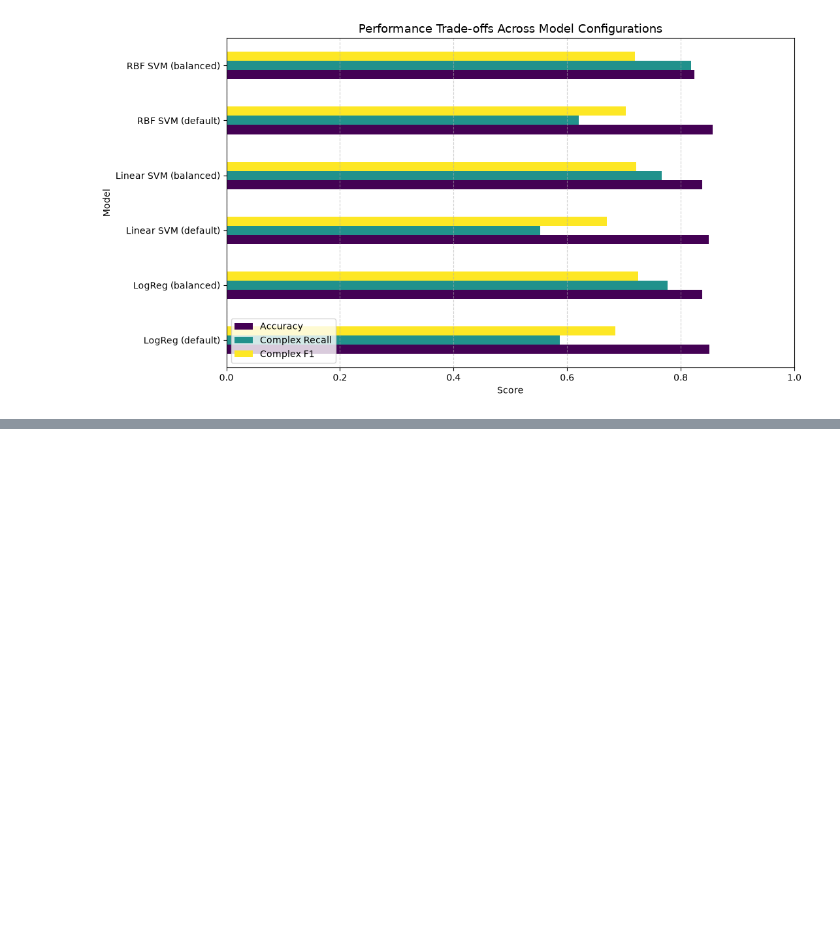
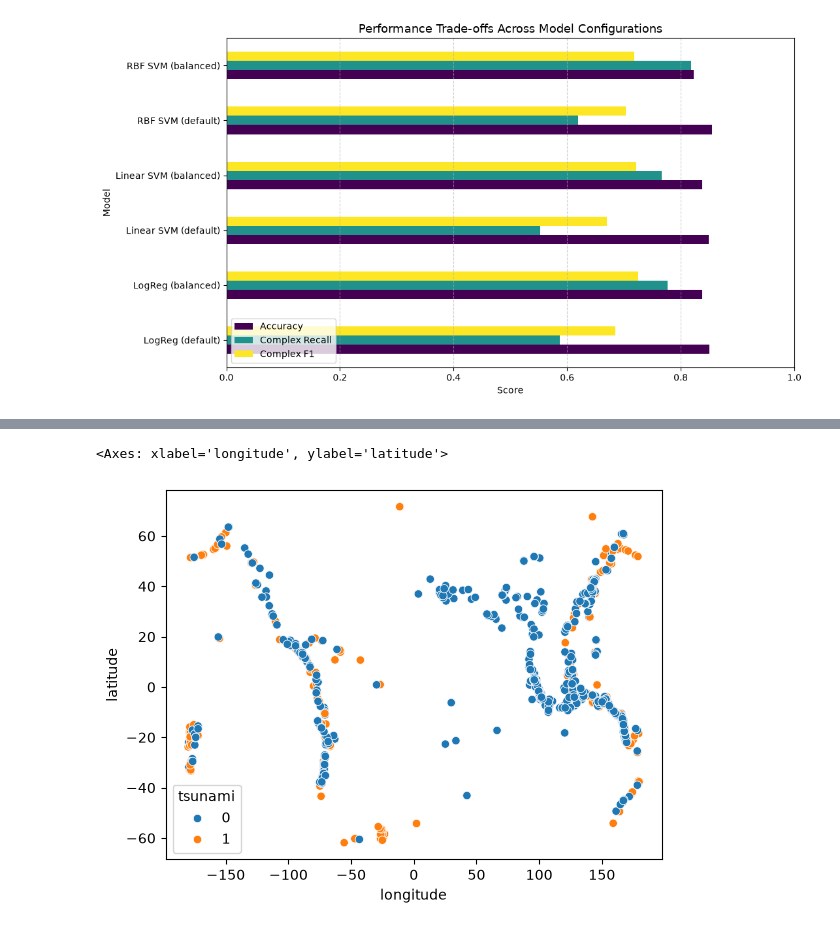
Before and after one commit to Churro1/project7, a Jupyter notebook: Project7.ipynb, the cells around one changed output, grey strips where cells are left out. Cells and saved outputs as stored; diff of their text form; code cells hidden in the pictures; blank space fills up the shorter version.

Commit message:
jayden data work

```diff
--- a/Project7.ipynb
+++ b/Project7.ipynb
@@ -310,3 +310,5 @@ plt.show()
 # %% [output]
 [figure]
 [figure]
+# %%
+earthquake = pd.read_csv("data/earthquake_data_tsunami.csv")
@@ -312,0 +328,5 @@ plt.show()
+# %%
+sns.scatterplot(data=earthquake, x="longitude", y="latitude", hue="tsunami")
+# %% [output]
+<Axes: xlabel='longitude', ylabel='latitude'>
+[figure, added]
```
Also changed, not shown: parts of 7 cells of this notebook, 1 other file.
